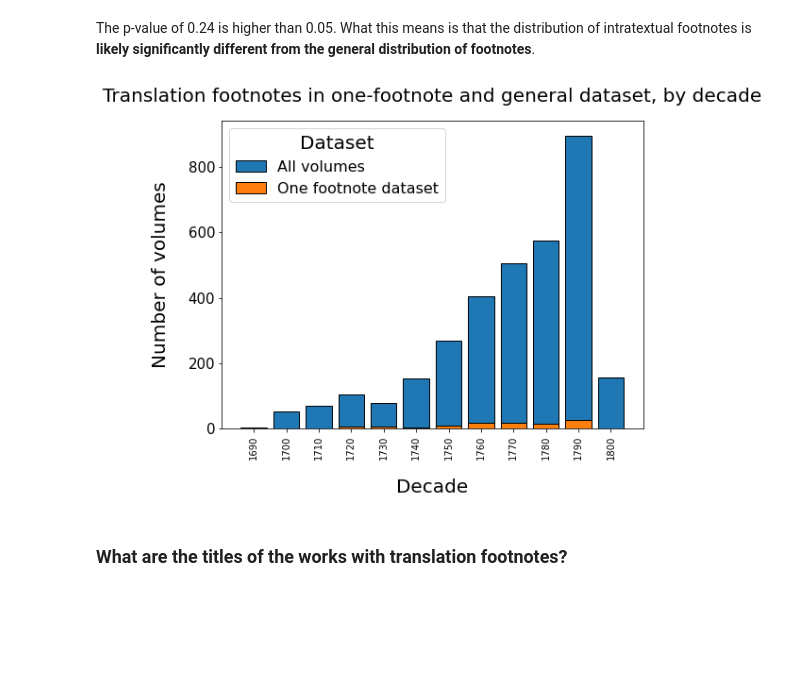
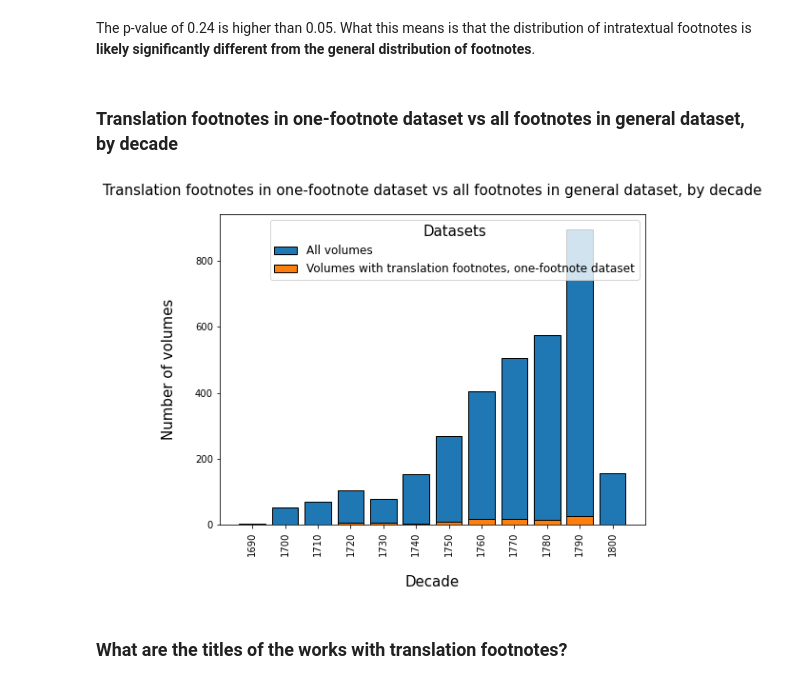
Before and after one commit to sceckert/early-novel-footnotes, a Jupyter notebook: Footnotes-article-visualizations.ipynb, the cells around one changed output. Cells and saved outputs as stored; diff of their text form; code cells hidden in the pictures; blank space fills up the shorter version.

```diff
--- a/Footnotes-article-visualizations.ipynb
+++ b/Footnotes-article-visualizations.ipynb
@@ -1180,48 +1193,50 @@ stats.chisquare(f_obs=merged_T['tag_y'], f_exp=merged_T['tag_x']/30)
 Power_divergenceResult(statistic=13.820342501015176, pvalue=0.24309458635770523)
 # %% [markdown]
 The p-value of 0.24 is higher than 0.05. What this means is that the distribution of intratextual footnotes is **likely significantly different from the general distribution of footnotes**.
+# %% [markdown]
+### Translation footnotes in one-footnote dataset vs all footnotes in general dataset, by decade
 # %%
 fig, ax = plt.subplots(1,1, figsize = (8,6))
 
 label = merged_T["decade"]
 
 x = np.arange(len(label))
 
 rect2 = ax.bar(x,
               merged_T["tag_x"],
               label = "All volumes",
               edgecolor = "black")
 
 rect2 = ax.bar(x,
               merged_T["tag_y"],
-              label = "One footnote dataset",
+              label = "Volumes with translation footnotes, one-footnote dataset",
               edgecolor = "black")
 
 #add the labels to the axis
 ax.set_ylabel("Number of volumes",
-             fontsize = 20,
+             fontsize = 15,
              labelpad = 20)
 ax.set_xlabel("Decade",
-             fontsize = 20,
+             fontsize = 15,
              labelpad =20)
-ax.set_title("Translation footnotes in one-footnote and general dataset, by decade",
-            fontsize = 20,
+ax.set_title("Translation footnotes in one-footnote dataset vs all footnotes in general dataset, by decade",
+            fontsize = 15,
             pad = 20)
 #set the ticks
 ax.set_xticks(x)
 ax.set_xticklabels(label)#add the legend
 #using the labels of the bars
-ax.legend(title = "Dataset",
-         fontsize = 16,
-         title_fontsize = 20)#adjust the tick paramaters
+ax.legend(title = "Datasets",
+         fontsize = 12,
+         title_fontsize = 15)#adjust the tick paramaters
 ax.tick_params(axis = "x",
               which = "both",
               labelrotation = 90)
 ax.tick_params(axis = "y",
               which = "both",
-              labelsize = 15)
+              labelsize = 10)
 # %% [output]
-[figure, old version]
+[figure, new version]
 # %% [markdown]
 ### What are the titles of the works with translation footnotes?
 # %%
```
Also changed, not shown: parts of 44 cells of this notebook, 1 other file.
